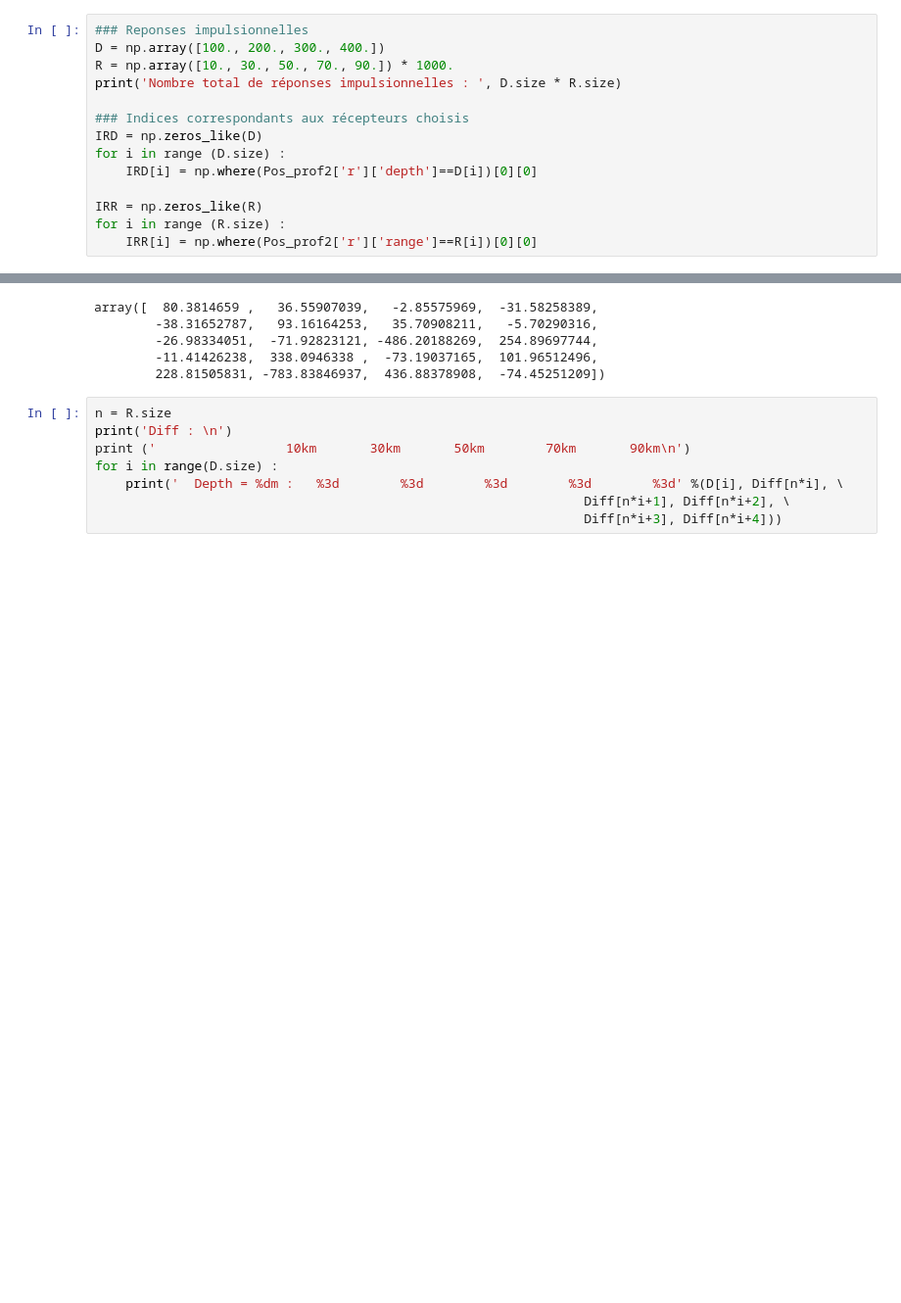
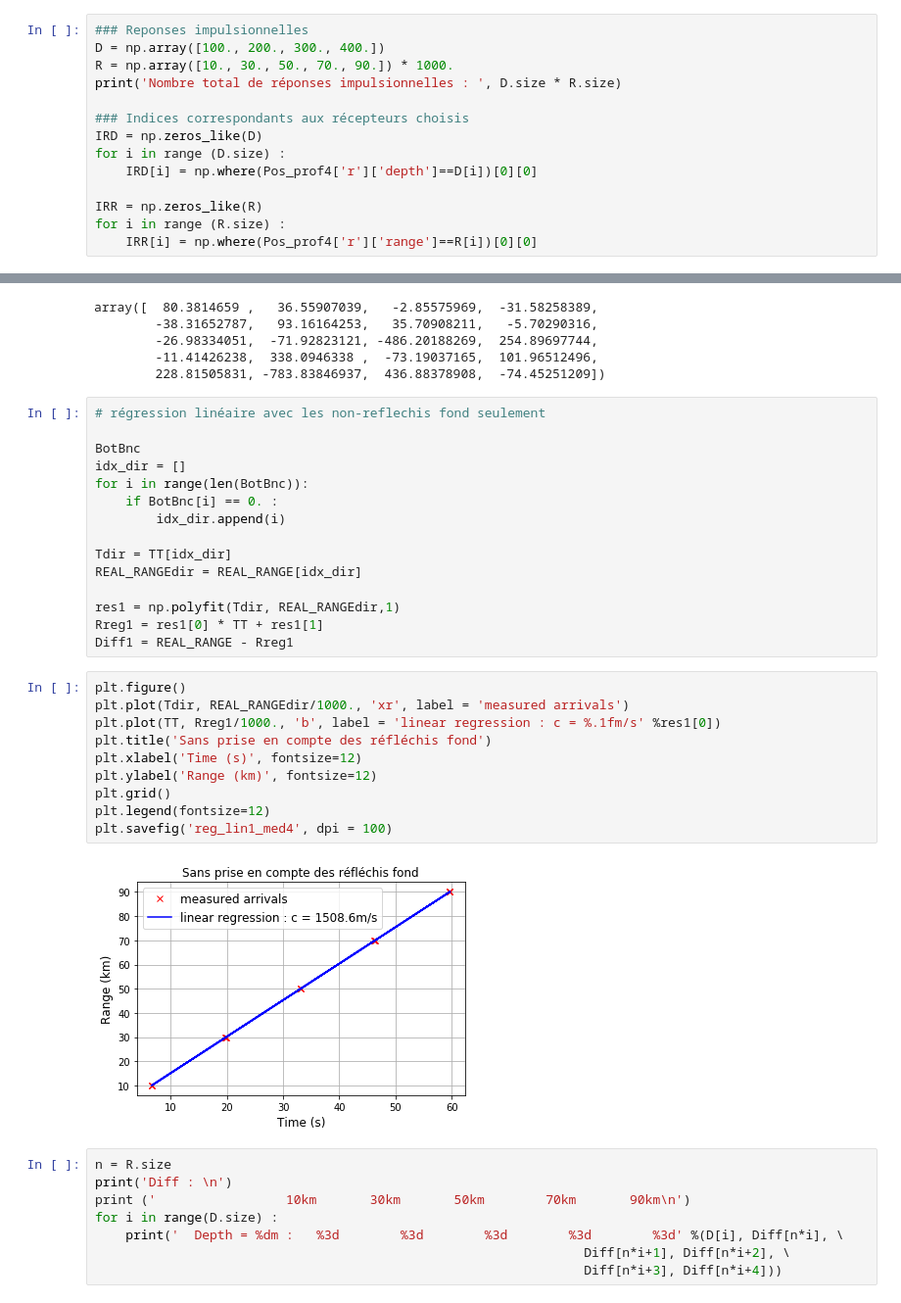
Before and after one commit to ponchama/Cognac_Acoustique, a Jupyter notebook: Bellhop/Partie5_methode_detection/Untitled.ipynb, the cells around one changed output, grey strips where cells are left out. Shown at 98% size. Saved outputs shown, nothing was run; the diff lists cells and outputs as text; blank space fills up the shorter version.

```diff
--- a/Bellhop/Partie5_methode_detection/Untitled.ipynb
+++ b/Bellhop/Partie5_methode_detection/Untitled.ipynb
@@ -1600,11 +1600,11 @@ print('Nombre total de réponses impulsionnelles : ', D.size * R.size)
 ### Indices correspondants aux récepteurs choisis
 IRD = np.zeros_like(D)
 for i in range (D.size) :
-    IRD[i] = np.where(Pos_prof2['r']['depth']==D[i])[0][0]
+    IRD[i] = np.where(Pos_prof4['r']['depth']==D[i])[0][0]
 
 IRR = np.zeros_like(R)
 for i in range (R.size) :
-    IRR[i] = np.where(Pos_prof2['r']['range']==R[i])[0][0]
+    IRR[i] = np.where(Pos_prof4['r']['range']==R[i])[0][0]
 # %% [output]
 Nombre total de réponses impulsionnelles :  20
 # %%
@@ -1798,6 +1798,33 @@ array([  80.3814659 ,   36.55907039,   -2.85575969,  -31.58258389,
         -26.98334051,  -71.92823121, -486.20188269,  254.89697744,
         -11.41426238,  338.0946338 ,  -73.19037165,  101.96512496,
         228.81505831, -783.83846937,  436.88378908,  -74.45251209])
+# %%
+# régression linéaire avec les non-reflechis fond seulement
+
+BotBnc
+idx_dir = []
+for i in range(len(BotBnc)):
+    if BotBnc[i] == 0. :
+        idx_dir.append(i)
+
+Tdir = TT[idx_dir]
+REAL_RANGEdir = REAL_RANGE[idx_dir]
+
+res1 = np.polyfit(Tdir, REAL_RANGEdir,1)
+Rreg1 = res1[0] * TT + res1[1]
+Diff1 = REAL_RANGE - Rreg1
+# %%
+plt.figure()
+plt.plot(Tdir, REAL_RANGEdir/1000., 'xr', label = 'measured arrivals')
+plt.plot(TT, Rreg1/1000., 'b', label = 'linear regression : c = %.1fm/s' %res1[0])
+plt.title('Sans prise en compte des réfléchis fond')
+plt.xlabel('Time (s)', fontsize=12)
+plt.ylabel('Range (km)', fontsize=12)
+plt.grid()
+plt.legend(fontsize=12)
+plt.savefig('reg_lin1_med4', dpi = 100)
+# %% [output]
+[figure, added]
 # %%
 n = R.size
 print('Diff : \n')
```
Also changed, not shown: parts of 77 cells of this notebook, 1 other file.
